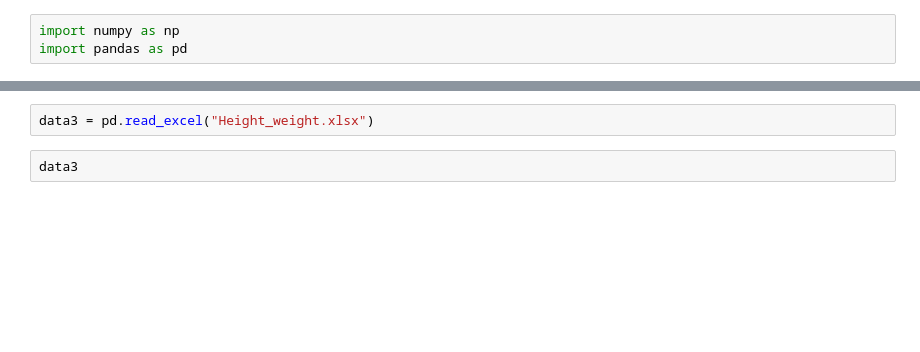
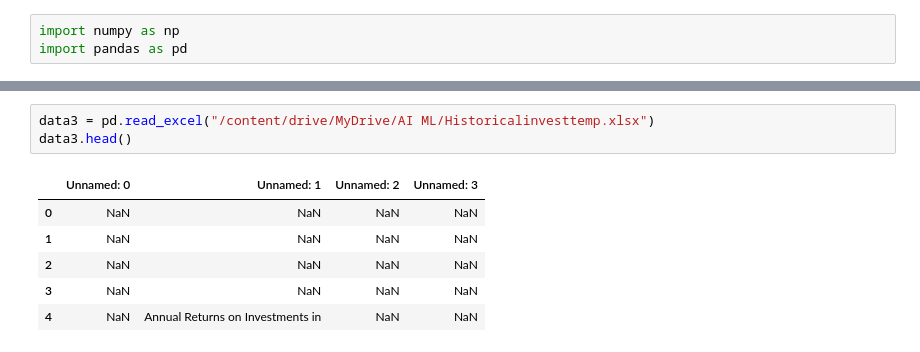
Before and after one commit to 2303A53013/23CSBTB45-46, a Jupyter notebook: AIML_Lab01.ipynb, the cells around one changed output, grey strips where cells are left out. Drawn from its saved outputs; the diff is of its cells as text; blank space fills up the shorter version.

```diff
--- a/AIML_Lab01.ipynb
+++ b/AIML_Lab01.ipynb
@@ -85,4 +135,10 @@ data2
 # %%
-data3 = pd.read_excel("Height_weight.xlsx")
+data3 = pd.read_excel("/content/drive/MyDrive/AI ML/Historicalinvesttemp.xlsx")
+data3.head()
+# %% [output]
+|  | Unnamed: 0 | Unnamed: 1 | Unnamed: 2 | Unnamed: 3 |
+| 0 | NaN | NaN | NaN | NaN |
+| 1 | NaN | NaN | NaN | NaN |
+| 2 | NaN | NaN | NaN | NaN |
+| 3 | NaN | NaN | NaN | NaN |
+| 4 | NaN | Annual Returns on Investments in | NaN | NaN |
-# %%
-data3
```
Also changed, not shown: parts of 27 cells of this notebook.
